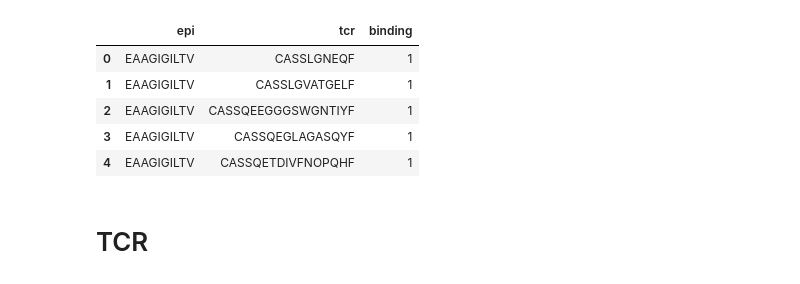
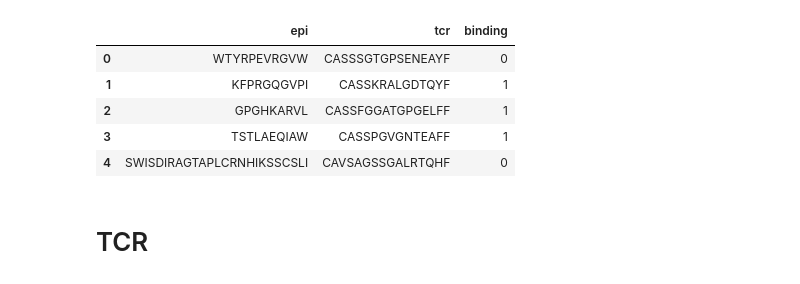
Before and after one commit to Lee-CBG/BAP_Attack_n_Defend, a Jupyter notebook: process_TITAN.ipynb, the cells around one changed output. Saved outputs shown, nothing was run; the diff lists cells and outputs as text; code cells hidden in the pictures.

```diff
--- a/process_TITAN.ipynb
+++ b/process_TITAN.ipynb
@@ -6,15 +6,15 @@ from dataclasses import dataclass
 import sys, os
 from tqdm.notebook import tqdm
 # %%
-contents = pd.read_csv('./data/combined_dataset_repTCRs.csv')
+contents = pd.read_csv('./data/dat_bencmarking_combined.csv')
 contents.head()
 # %% [output]
 |  | epi | tcr | binding |
-| 0 | EAAGIGILTV | CASSLGNEQF | 1 |
-| 1 | EAAGIGILTV | CASSLGVATGELF | 1 |
-| 2 | EAAGIGILTV | CASSQEEGGGSWGNTIYF | 1 |
-| 3 | EAAGIGILTV | CASSQEGLAGASQYF | 1 |
-| 4 | EAAGIGILTV | CASSQETDIVFNOPQHF | 1 |
+| 0 | WTYRPEVRGVW | CASSSGTGPSENEAYF | 0 |
+| 1 | KFPRGQGVPI | CASSKRALGDTQYF | 1 |
+| 2 | GPGHKARVL | CASSFGGATGPGELFF | 1 |
+| 3 | TSTLAEQIAW | CASSPGVGNTEAFF | 1 |
+| 4 | SWISDIRAGTAPLCRNHIKSSCSLI | CAVSAGSSGALRTQHF | 0 |
 # %%
 # Process tcr and epitope sets
 tcr_set = contents['tcr'].unique()
```
Also changed, not shown: parts of 19 cells of this notebook, 35 other files.
